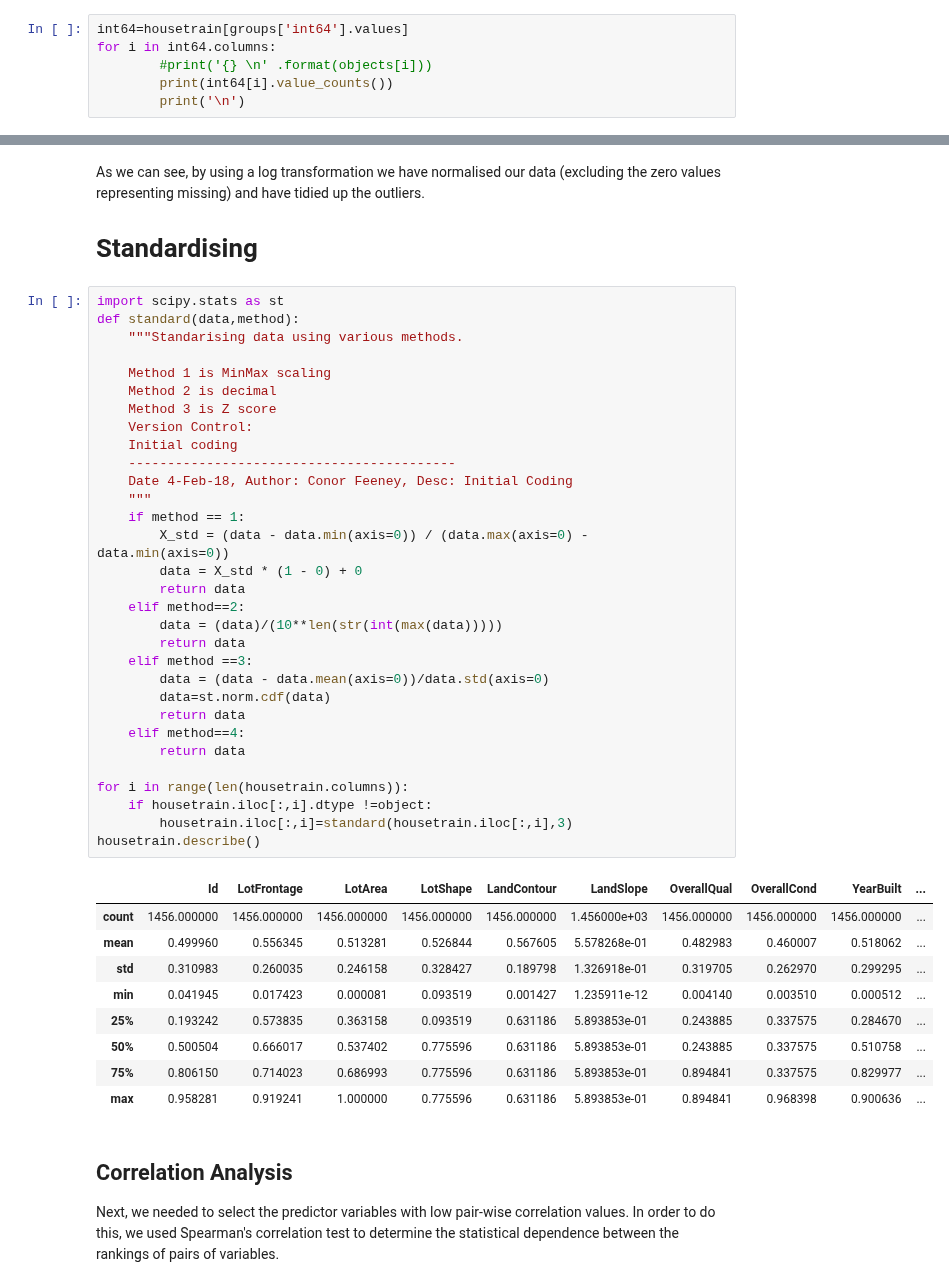
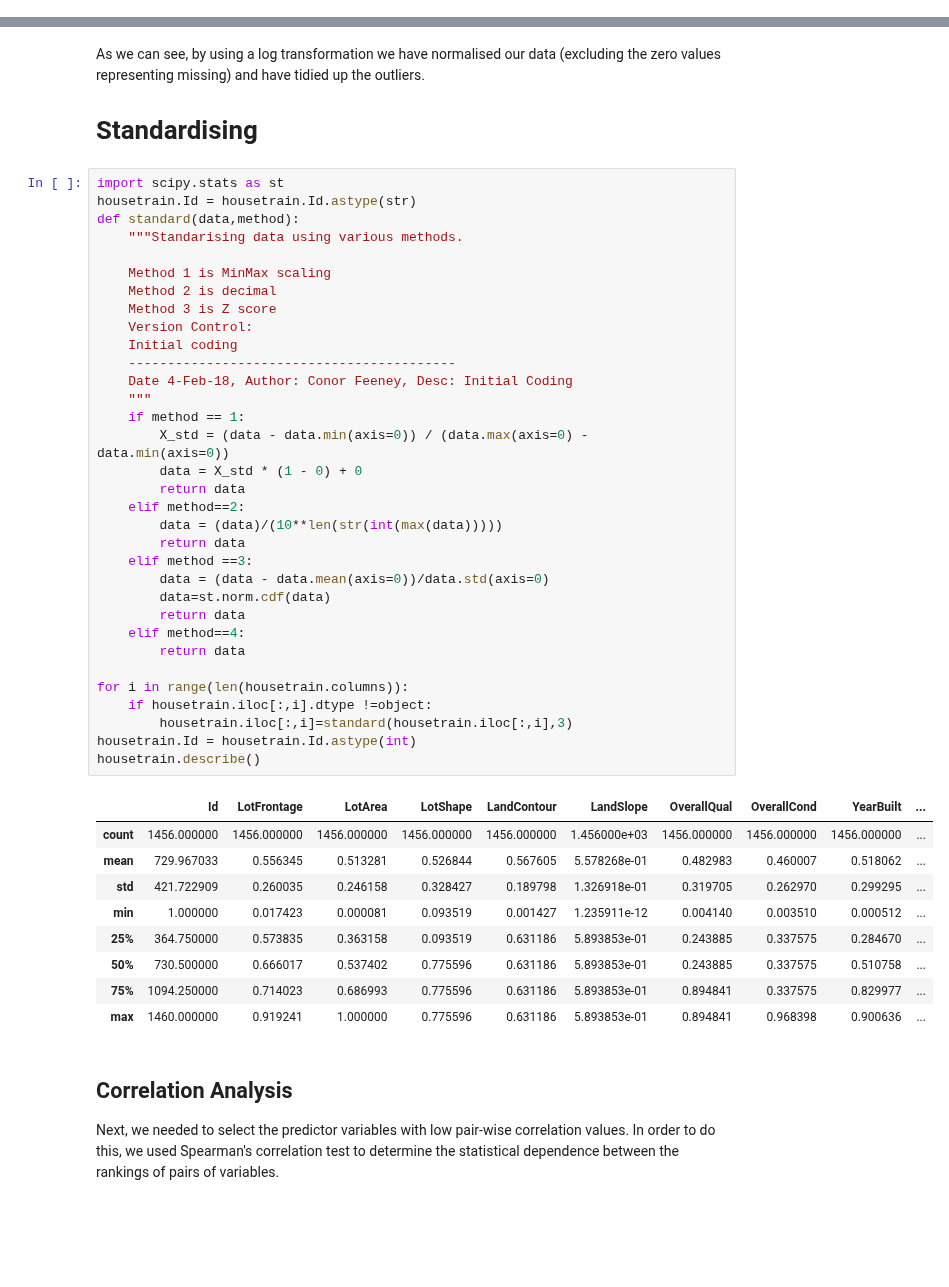
Before and after one commit to ConorFeeney/IS540-Project-2, a Jupyter notebook: Base Model Report.ipynb, the cells around one changed output, grey strips where cells are left out. Drawn from its saved outputs; the diff is of its cells as text; blank space fills up the shorter version.

```diff
--- a/Base Model Report.ipynb
+++ b/Base Model Report.ipynb
@@ -582,9 +582,3 @@ Family       20
 Alloca       12
 AdjLand       4
 Name: SaleCondition, dtype: int64
-# %%
-int64=housetrain[groups['int64'].values]
-for i in int64.columns:
-        #print('{} \n' .format(objects[i]))
-        print(int64[i].value_counts())
-        print('\n')
@@ -711,45 +687,47 @@ As we can see, by using a log transformation we have normalised our data (exclud
 # Standardising
 # %%
 import scipy.stats as st
+housetrain.Id = housetrain.Id.astype(str)
 def standard(data,method):
     """Standarising data using various methods.
 
     Method 1 is MinMax scaling
     Method 2 is decimal
     Method 3 is Z score
     Version Control:
     Initial coding
     ------------------------------------------
     Date 4-Feb-18, Author: Conor Feeney, Desc: Initial Coding
     """
     if method == 1:
         X_std = (data - data.min(axis=0)) / (data.max(axis=0) - data.min(axis=0))
         data = X_std * (1 - 0) + 0
         return data
     elif method==2:
         data = (data)/(10**len(str(int(max(data)))))
         return data
     elif method ==3:
         data = (data - data.mean(axis=0))/data.std(axis=0)
         data=st.norm.cdf(data)
         return data
     elif method==4:
         return data
 
 for i in range(len(housetrain.columns)):
     if housetrain.iloc[:,i].dtype !=object:
         housetrain.iloc[:,i]=standard(housetrain.iloc[:,i],3)
+housetrain.Id = housetrain.Id.astype(int)
 housetrain.describe()
 # %% [output]
 |  | Id | LotFrontage | LotArea | LotShape | LandContour | LandSlope | OverallQual | OverallCond | YearBuilt | ... |
 | count | 1456.000000 | 1456.000000 | 1456.000000 | 1456.000000 | 1456.000000 | 1.456000e+03 | 1456.000000 | 1456.000000 | 1456.000000 | ... |
-| mean | 0.499960 | 0.556345 | 0.513281 | 0.526844 | 0.567605 | 5.578268e-01 | 0.482983 | 0.460007 | 0.518062 | ... |
-| std | 0.310983 | 0.260035 | 0.246158 | 0.328427 | 0.189798 | 1.326918e-01 | 0.319705 | 0.262970 | 0.299295 | ... |
-| min | 0.041945 | 0.017423 | 0.000081 | 0.093519 | 0.001427 | 1.235911e-12 | 0.004140 | 0.003510 | 0.000512 | ... |
-| 25% | 0.193242 | 0.573835 | 0.363158 | 0.093519 | 0.631186 | 5.893853e-01 | 0.243885 | 0.337575 | 0.284670 | ... |
-| 50% | 0.500504 | 0.666017 | 0.537402 | 0.775596 | 0.631186 | 5.893853e-01 | 0.243885 | 0.337575 | 0.510758 | ... |
-| 75% | 0.806150 | 0.714023 | 0.686993 | 0.775596 | 0.631186 | 5.893853e-01 | 0.894841 | 0.337575 | 0.829977 | ... |
-| max | 0.958281 | 0.919241 | 1.000000 | 0.775596 | 0.631186 | 5.893853e-01 | 0.894841 | 0.968398 | 0.900636 | ... |
+| mean | 729.967033 | 0.556345 | 0.513281 | 0.526844 | 0.567605 | 5.578268e-01 | 0.482983 | 0.460007 | 0.518062 | ... |
+| std | 421.722909 | 0.260035 | 0.246158 | 0.328427 | 0.189798 | 1.326918e-01 | 0.319705 | 0.262970 | 0.299295 | ... |
+| min | 1.000000 | 0.017423 | 0.000081 | 0.093519 | 0.001427 | 1.235911e-12 | 0.004140 | 0.003510 | 0.000512 | ... |
+| 25% | 364.750000 | 0.573835 | 0.363158 | 0.093519 | 0.631186 | 5.893853e-01 | 0.243885 | 0.337575 | 0.284670 | ... |
+| 50% | 730.500000 | 0.666017 | 0.537402 | 0.775596 | 0.631186 | 5.893853e-01 | 0.243885 | 0.337575 | 0.510758 | ... |
+| 75% | 1094.250000 | 0.714023 | 0.686993 | 0.775596 | 0.631186 | 5.893853e-01 | 0.894841 | 0.337575 | 0.829977 | ... |
+| max | 1460.000000 | 0.919241 | 1.000000 | 0.775596 | 0.631186 | 5.893853e-01 | 0.894841 | 0.968398 | 0.900636 | ... |
 # %% [markdown]
 ## Correlation Analysis
 
```
Also changed, not shown: parts of 18 cells of this notebook, 1 other file.
